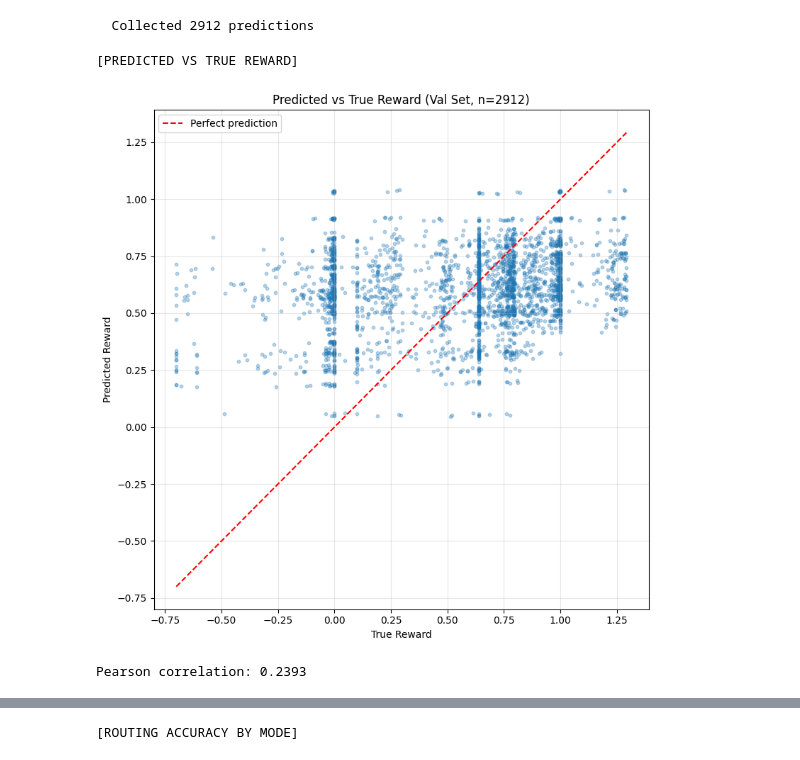
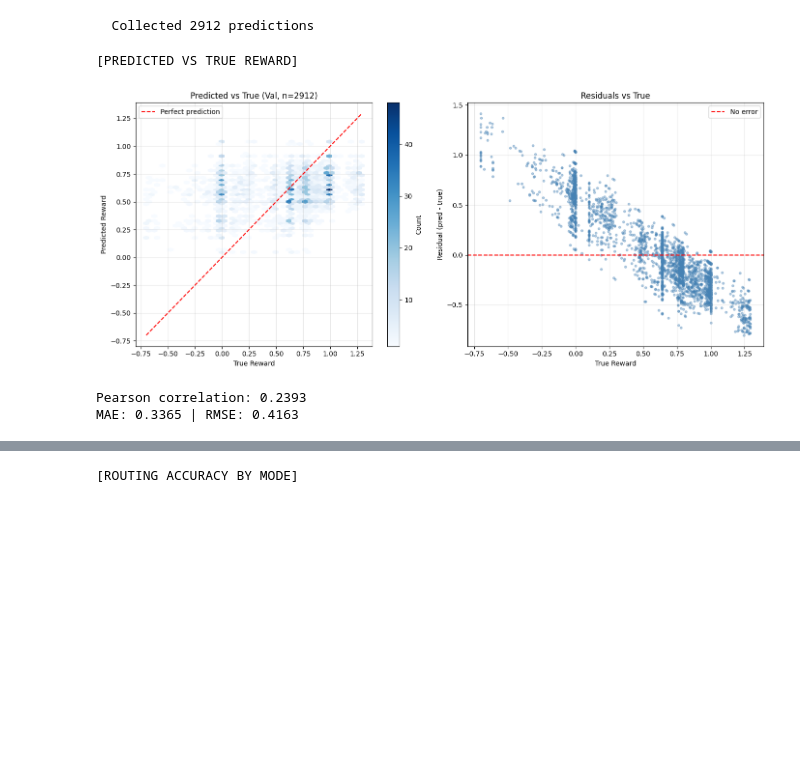
Before and after one commit to Vedaang-Chopra/Which_VLM_Router, a Jupyter notebook: artemis_final/notebooks/router_train/02_reward_router_sql_to_training.ipynb, the cells around one changed output, grey strips where cells are left out. Cells and saved outputs as stored; diff of their text form; code cells hidden in the pictures; blank space fills up the shorter version.

```diff
--- a/artemis_final/notebooks/router_train/02_reward_router_sql_to_training.ipynb
+++ b/artemis_final/notebooks/router_train/02_reward_router_sql_to_training.ipynb
@@ -946,33 +946,53 @@ print(f"  Collected {len(val_preds)} predictions")
 # %% [output]
 [VALIDATION PREDICTIONS]
   Collected 2912 predictions
-# %%
-# Scatter plot: predicted vs true reward
-print("[PREDICTED VS TRUE REWARD]")
-
-# Random subsample for clarity
-n_plot = min(5000, len(val_preds))
-indices = np.random.choice(len(val_preds), size=n_plot, replace=False)
-
-plt.figure(figsize=(8, 8))
-plt.scatter(val_targets[indices], val_preds[indices], alpha=0.3, s=10)
-plt.plot([val_targets.min(), val_targets.max()],
-         [val_targets.min(), val_targets.max()],
-         'r--', label='Perfect prediction')
-plt.xlabel('True Reward')
-plt.ylabel('Predicted Reward')
-plt.title(f'Predicted vs True Reward (Val Set, n={n_plot})')
-plt.legend()
-plt.grid(alpha=0.3)
-plt.tight_layout()
-plt.show()
-
-corr, _ = pearsonr(val_preds, val_targets)
-print(f"\nPearson correlation: {corr:.4f}")
-# %% [output]
-[PREDICTED VS TRUE REWARD]
-[figure, removed]
-Pearson correlation: 0.2393
+# %%
+# Predicted vs True reward diagnostics (hexbin + residuals)
+print("[PREDICTED VS TRUE REWARD]")
+
+# Limit points for clearer plotting
+n_plot = min(5000, len(val_preds))
+idx = np.random.choice(len(val_preds), size=n_plot, replace=False)
+
+true = val_targets[idx]
+pred = val_preds[idx]
+resid = pred - true
+
+fig, axes = plt.subplots(1, 2, figsize=(14, 6))
+
+# Hexbin parity plot (shows density, reduces overplotting)
+hb = axes[0].hexbin(true, pred, gridsize=40, cmap="Blues", mincnt=1)
+lo, hi = true.min(), true.max()
+axes[0].plot([lo, hi], [lo, hi], "r--", label="Perfect prediction")
+axes[0].set_xlabel("True Reward")
+axes[0].set_ylabel("Predicted Reward")
+axes[0].set_title(f"Predicted vs True (Val, n={n_plot})")
+axes[0].legend()
+axes[0].grid(alpha=0.3)
+fig.colorbar(hb, ax=axes[0], label="Count")
+
+# Residuals vs true (bias/heteroscedasticity)
+axes[1].axhline(0, color="r", linestyle="--", label="No error")
+axes[1].scatter(true, resid, s=10, alpha=0.4, color="steelblue")
+axes[1].set_xlabel("True Reward")
+axes[1].set_ylabel("Residual (pred - true)")
+axes[1].set_title("Residuals vs True")
+axes[1].legend()
+axes[1].grid(alpha=0.3)
+
+plt.tight_layout()
+plt.show()
+
+corr, _ = pearsonr(val_preds, val_targets)
+mae = np.mean(np.abs(val_preds - val_targets))
+rmse = np.sqrt(np.mean((val_preds - val_targets) ** 2))
+print(f"Pearson correlation: {corr:.4f}")
+print(f"MAE: {mae:.4f} | RMSE: {rmse:.4f}")
+# %% [output]
+[PREDICTED VS TRUE REWARD]
+[figure, added]
+Pearson correlation: 0.2393
+MAE: 0.3365 | RMSE: 0.4163
 # %%
 # Add predictions to val_df for oracle comparison
 print("[ADDING PREDICTIONS TO VAL DF]")
```
Also changed, not shown: parts of 9 cells of this notebook, 2 other files.
